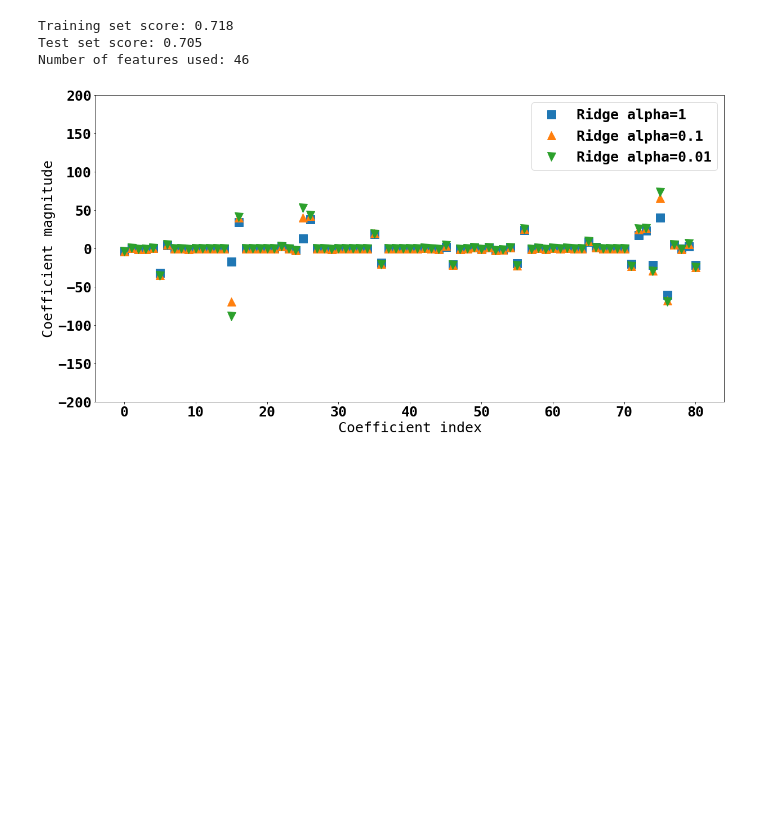
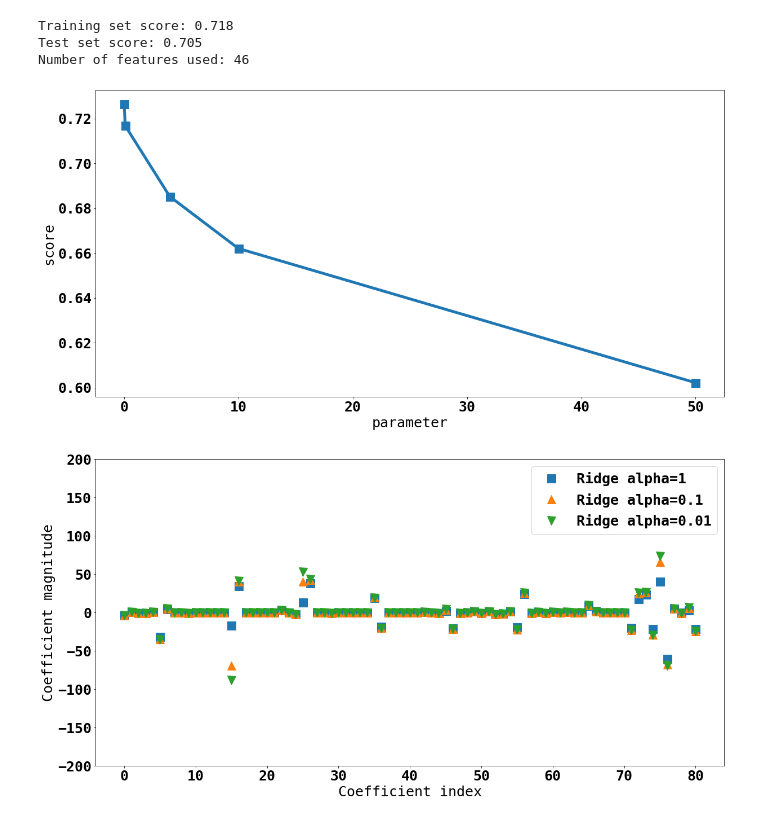
Before and after one commit to alintu/Assignments, a Jupyter notebook: Assignment_1.ipynb, the cells around one changed output. Cells and saved outputs as stored; diff of their text form; code cells hidden in the pictures; blank space fills up the shorter version.

```diff
--- a/Assignment_1.ipynb
+++ b/Assignment_1.ipynb
@@ -162,6 +175,18 @@ print("Number of features used: {}".format(np.sum(lasso.coef_ != 0)))
 Training set score: 0.718
 Test set score: 0.705
 Number of features used: 46
+# %%
+score = np.array([lasso001.score(X_test, y_test),
+                  lasso01.score(X_test, y_test),
+                  lasso4.score(X_test, y_test),
+                  lasso10.score(X_test, y_test),
+                  lasso50.score(X_test, y_test)])
+plt.xlabel("parameter")
+plt.ylabel("score")
+plt.plot(parameter, score, linestyle = '-', marker = 's')
+plt.show()
+# %% [output]
+[figure, added]
 # %%
 def plot_ridge():
     plt.plot(ridge.coef_, 's', label="Ridge alpha=1")
```
Also changed, not shown: parts of 1 cell of this notebook.
